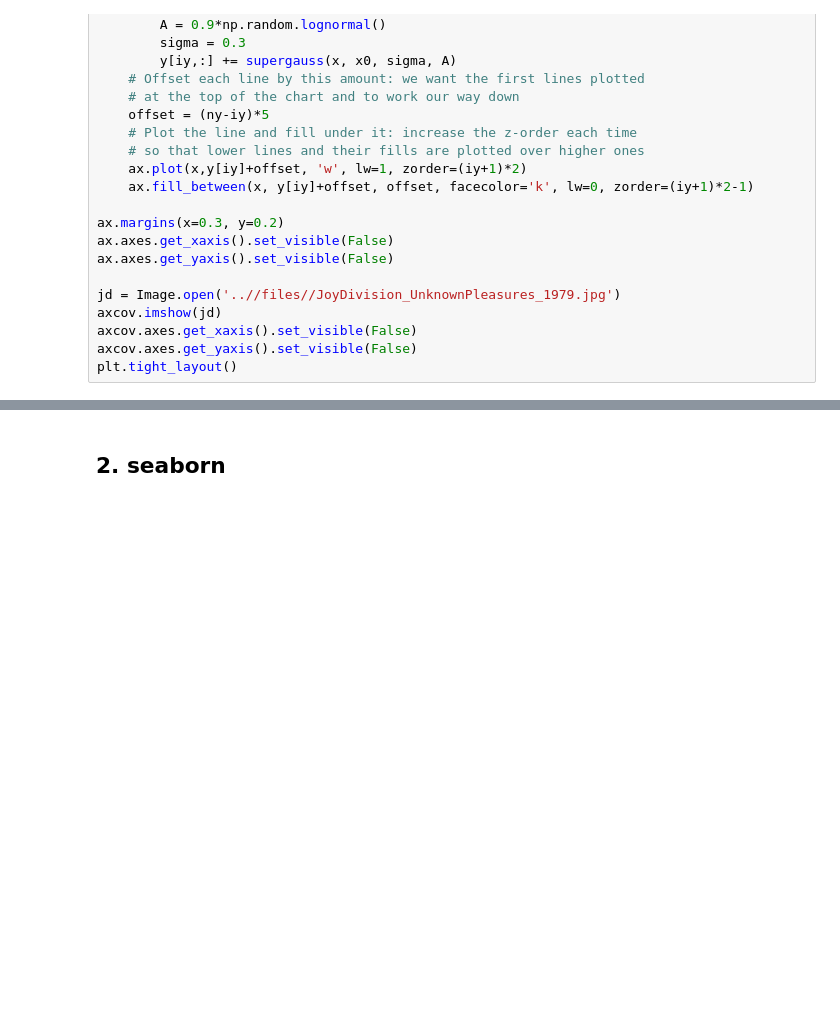
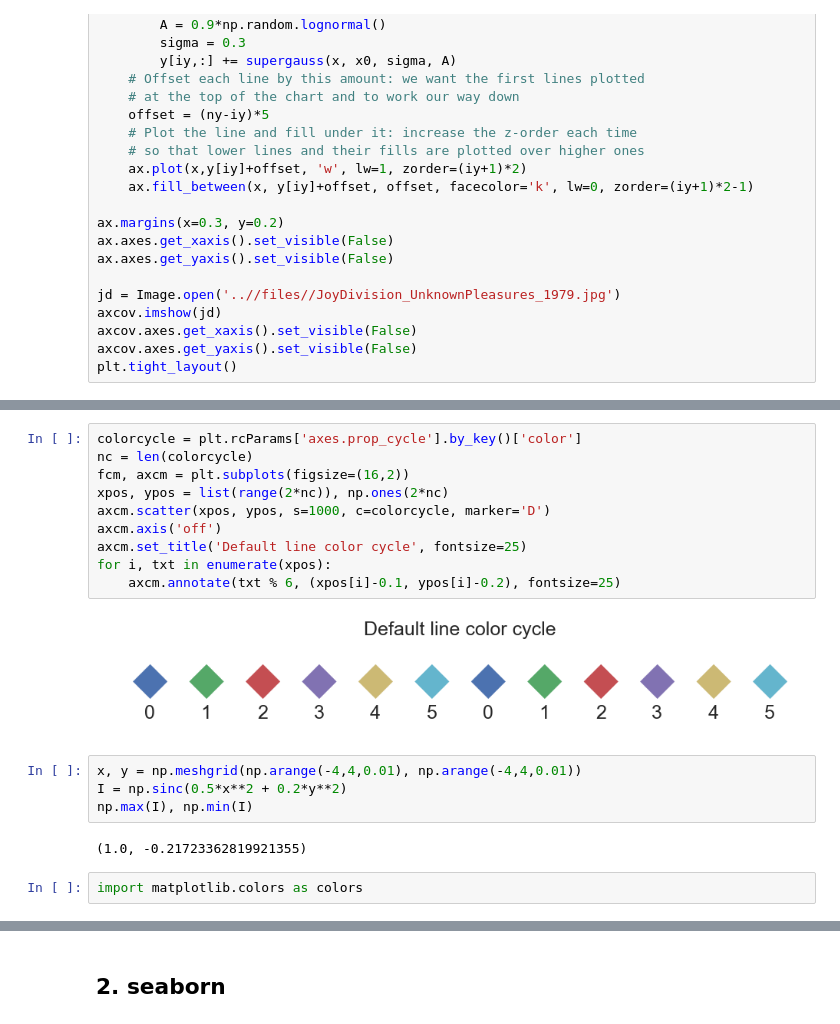
Before and after one commit to RealPolitiX/python_tutorial_FHI-PC-SESD, a Jupyter notebook: materials/PyTutorial_04_Visualization.ipynb, the cells around one changed output, grey strips where cells are left out. Saved outputs shown, nothing was run; the diff lists cells and outputs as text; blank space fills up the shorter version.

```diff
--- a/materials/PyTutorial_04_Visualization.ipynb
+++ b/materials/PyTutorial_04_Visualization.ipynb
@@ -193,0 +260,20 @@ plt.tight_layout()
+# %%
+colorcycle = plt.rcParams['axes.prop_cycle'].by_key()['color']
+nc = len(colorcycle)
+fcm, axcm = plt.subplots(figsize=(16,2))
+xpos, ypos = list(range(2*nc)), np.ones(2*nc)
+axcm.scatter(xpos, ypos, s=1000, c=colorcycle, marker='D')
+axcm.axis('off')
+axcm.set_title('Default line color cycle', fontsize=25)
+for i, txt in enumerate(xpos):
+    axcm.annotate(txt % 6, (xpos[i]-0.1, ypos[i]-0.2), fontsize=25)
+# %% [output]
+[figure, added]
+# %%
+x, y = np.meshgrid(np.arange(-4,4,0.01), np.arange(-4,4,0.01))
+I = np.sinc(0.5*x**2 + 0.2*y**2)
+np.max(I), np.min(I)
+# %% [output]
+(1.0, -0.21723362819921355)
+# %%
+import matplotlib.colors as colors
```
Also changed, not shown: parts of 19 cells of this notebook.
